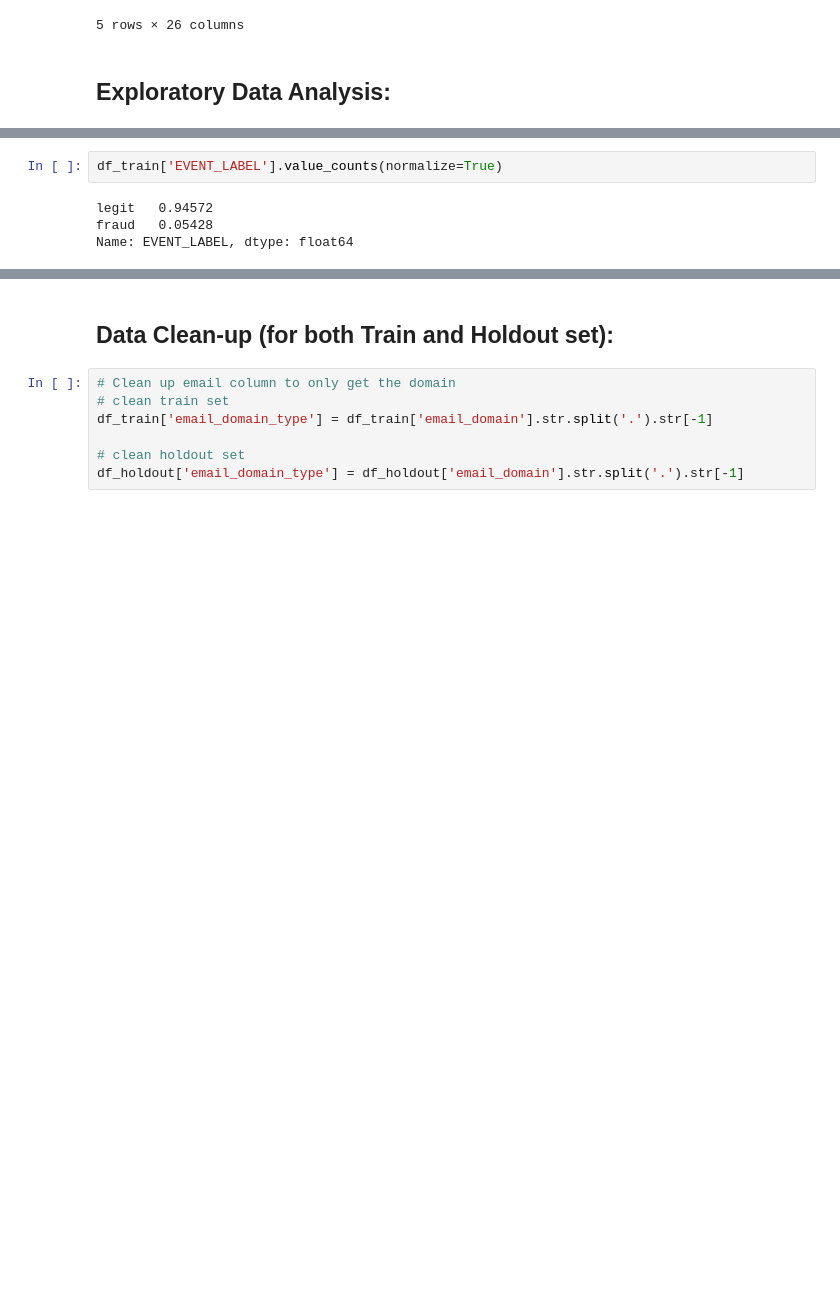
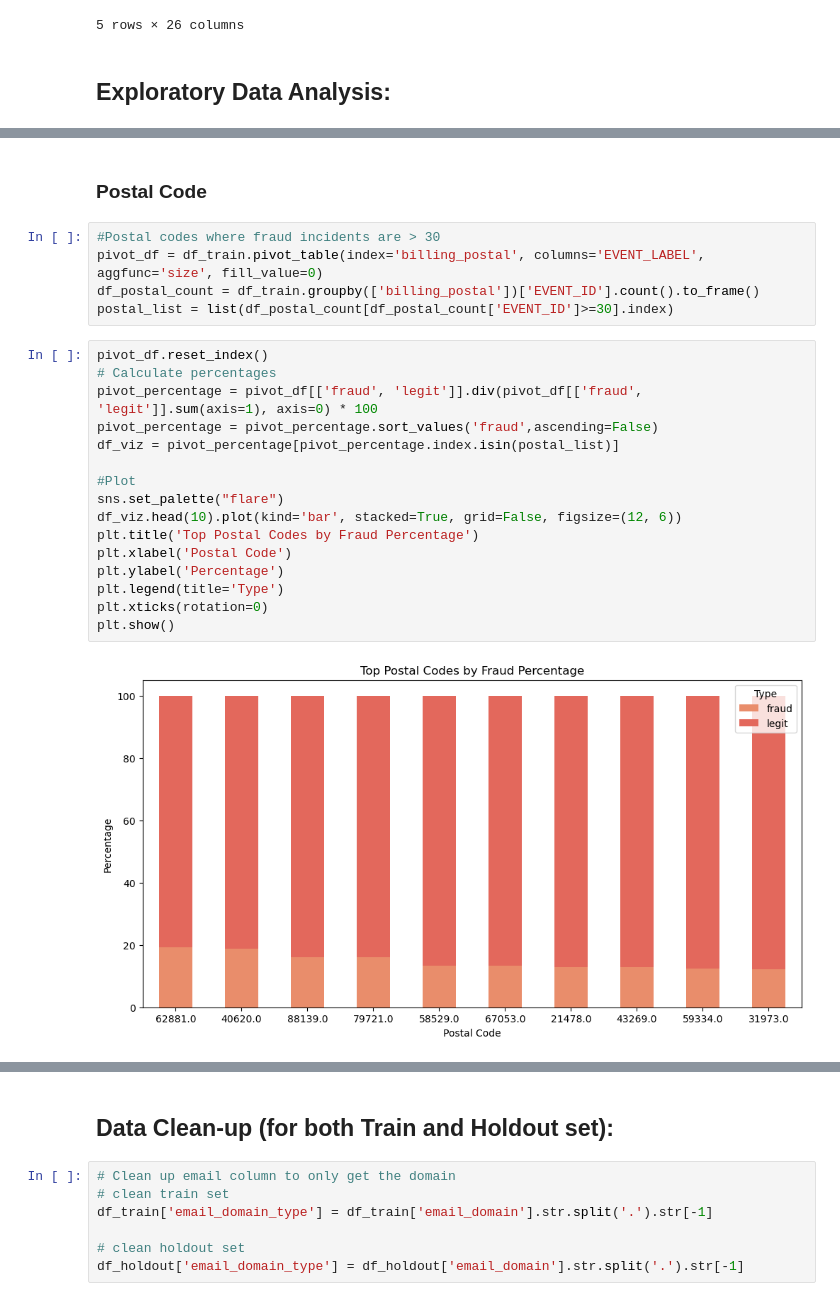
Before and after one commit to MikeVej/ML_FraudDetection, a Jupyter notebook: Project2_FIndingFraud_MichaelVejsiri.ipynb, the cells around one changed output, grey strips where cells are left out. Saved outputs shown, nothing was run; the diff lists cells and outputs as text; blank space fills up the shorter version.

```diff
--- a/Project2_FIndingFraud_MichaelVejsiri.ipynb
+++ b/Project2_FIndingFraud_MichaelVejsiri.ipynb
@@ -116,6 +98,25 @@ for num_col in numeric_features:
-# %%
-df_train['EVENT_LABEL'].value_counts(normalize=True)
-# %% [output]
-legit   0.94572
-fraud   0.05428
-Name: EVENT_LABEL, dtype: float64
+# %% [markdown]
+### Postal Code
+# %%
+#Postal codes where fraud incidents are > 30
+pivot_df = df_train.pivot_table(index='billing_postal', columns='EVENT_LABEL', aggfunc='size', fill_value=0)
+df_postal_count = df_train.groupby(['billing_postal'])['EVENT_ID'].count().to_frame()
+postal_list = list(df_postal_count[df_postal_count['EVENT_ID']>=30].index)
+# %%
+pivot_df.reset_index()
+# Calculate percentages
+pivot_percentage = pivot_df[['fraud', 'legit']].div(pivot_df[['fraud', 'legit']].sum(axis=1), axis=0) * 100
+pivot_percentage = pivot_percentage.sort_values('fraud',ascending=False)
+df_viz = pivot_percentage[pivot_percentage.index.isin(postal_list)]
+
+#Plot
+sns.set_palette("flare")
+df_viz.head(10).plot(kind='bar', stacked=True, grid=False, figsize=(12, 6))
+plt.title('Top Postal Codes by Fraud Percentage')
+plt.xlabel('Postal Code')
+plt.ylabel('Percentage')
+plt.legend(title='Type')
+plt.xticks(rotation=0)
+plt.show()
+# %% [output]
+[figure, added]
```
Also changed, not shown: parts of 24 cells of this notebook, 1 other file.
